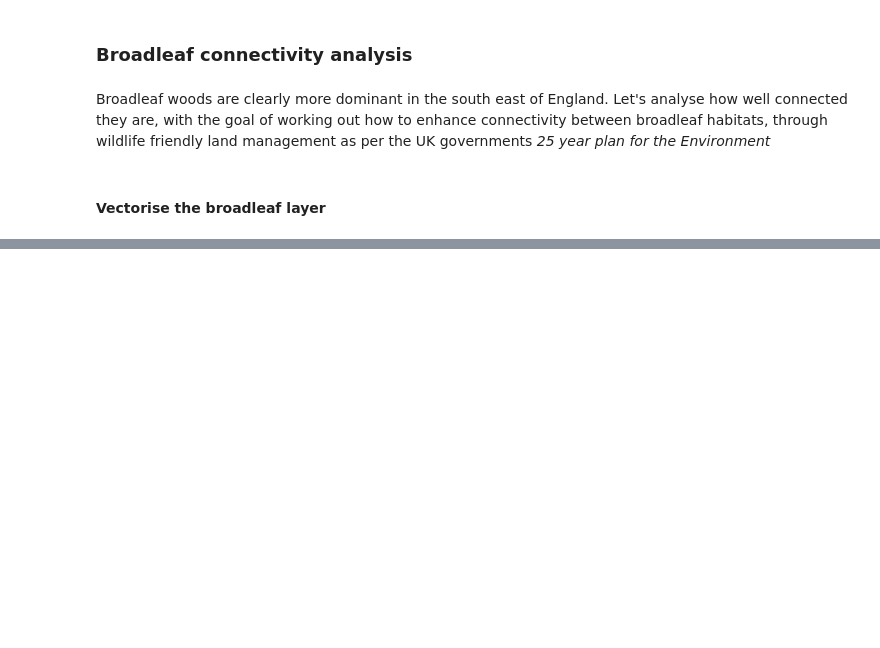
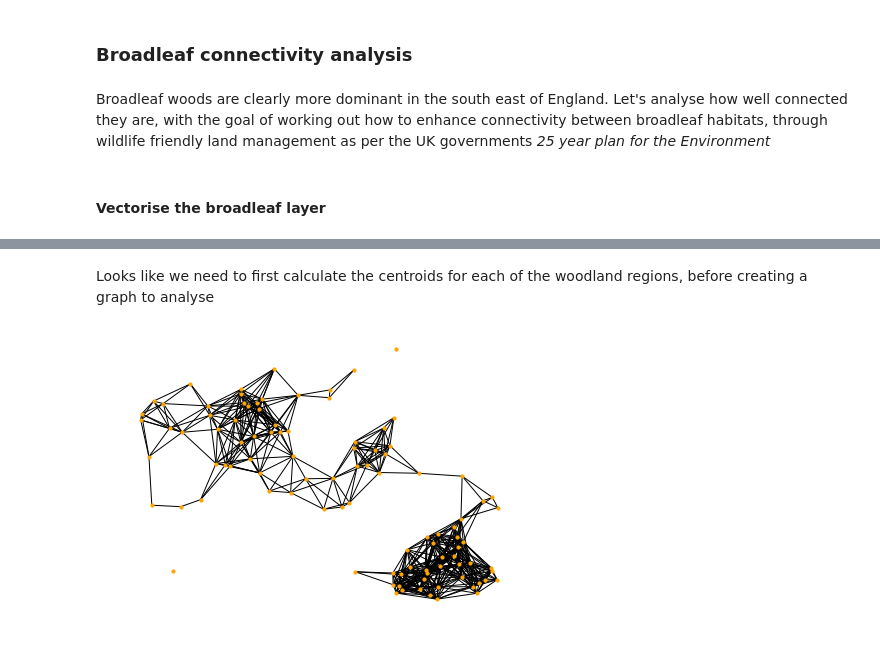
Before and after one commit to scra88le/UKterraform, a Jupyter notebook: UK Corine analysis.ipynb, the cells around one changed output, grey strips where cells are left out. Saved outputs shown, nothing was run; the diff lists cells and outputs as text; code cells hidden in the pictures; blank space fills up the shorter version.

Commit message:
added connectivity analysis

```diff
--- a/UK Corine analysis.ipynb
+++ b/UK Corine analysis.ipynb
@@ -196,0 +171,2 @@ nx.draw(dist_graph, positions, node_size=5, node_color="b")
+# %% [markdown]
+Looks like we need to first calculate the centroids for each of the woodland regions, before creating a graph to analyse
@@ -196,0 +183,16 @@ nx.draw(dist_graph, positions, node_size=5, node_color="b")
+# %%
+## The 100-meter distance band graph will connect all pairs of points
+## that are within 100 meters from one another. This means that points
+## may have different numbers of neighbors.
+dist = weights.DistanceBand.from_array(centroids, threshold=0.1)
+
+# Convert to a networkx obejct
+dist_graph = dist.to_networkx()
+
+# To plot with networkx, we need to merge the nodes back to
+# their positions in order to plot in networkx
+positions = dict(zip(dist_graph.nodes, centroids))
+# %%
+nx.draw(dist_graph, positions, node_size=10, node_color="orange")
+# %% [output]
+[figure, added]
```
Also changed, not shown: parts of 14 cells of this notebook.
